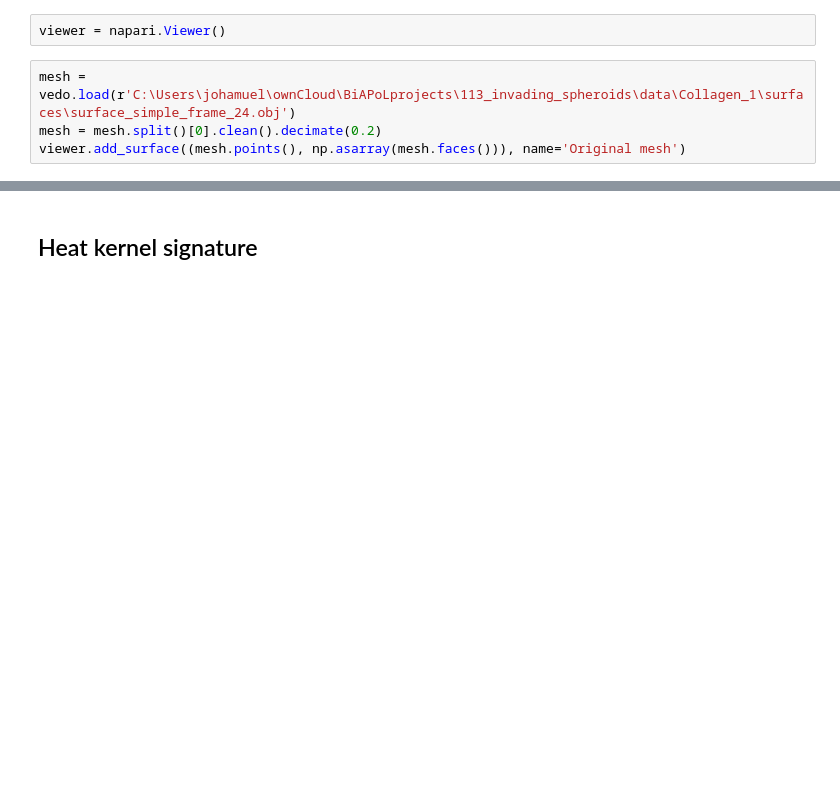
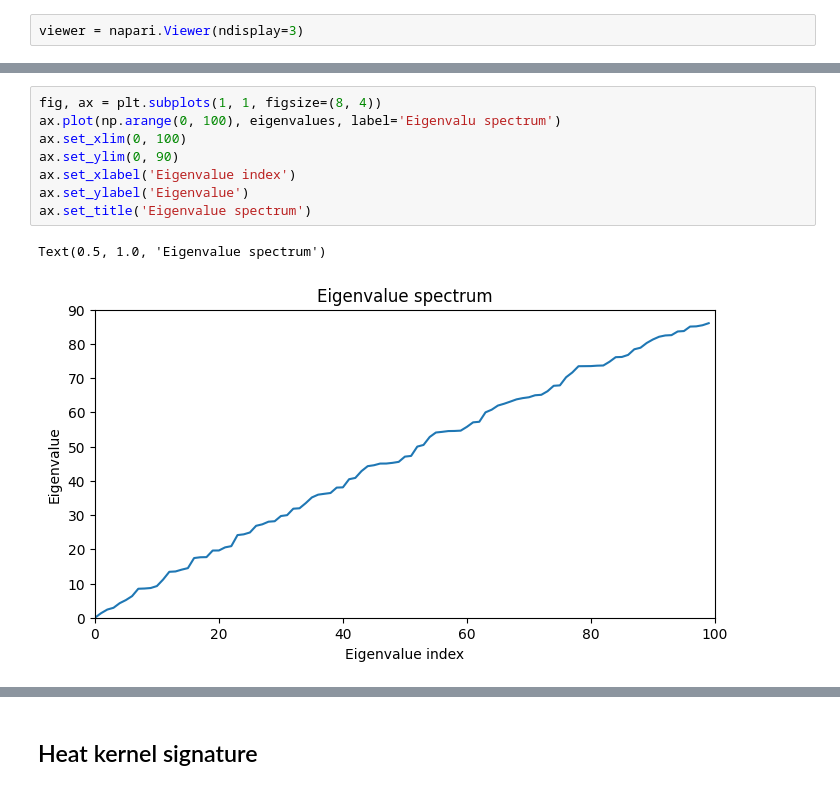
Before and after one commit to jo-mueller/napari-shape-odyssey, a Jupyter notebook: docs/notebooks/spectral_analysis/spectral_analysis.ipynb, the cells around one changed output, grey strips where cells are left out. Saved outputs shown, nothing was run; the diff lists cells and outputs as text; blank space fills up the shorter version.

```diff
--- a/docs/notebooks/spectral_analysis/spectral_analysis.ipynb
+++ b/docs/notebooks/spectral_analysis/spectral_analysis.ipynb
@@ -11,6 +14,2 @@ from napari_skimage_regionprops import TableWidget
 # %%
-viewer = napari.Viewer()
+viewer = napari.Viewer(ndisplay=3)
-# %%
-mesh = vedo.load(r'C:\Users\johamuel\ownCloud\BiAPoLprojects\113_invading_spheroids\data\Collagen_1\surfaces\surface_simple_frame_24.obj')
-mesh = mesh.split()[0].clean().decimate(0.2)
-viewer.add_surface((mesh.points(), np.asarray(mesh.faces())), name='Original mesh')
@@ -58,0 +52,11 @@ viewer.layers[0].features
+# %%
+fig, ax = plt.subplots(1, 1, figsize=(8, 4))
+ax.plot(np.arange(0, 100), eigenvalues, label='Eigenvalu spectrum')
+ax.set_xlim(0, 100)
+ax.set_ylim(0, 90)
+ax.set_xlabel('Eigenvalue index')
+ax.set_ylabel('Eigenvalue')
+ax.set_title('Eigenvalue spectrum')
+# %% [output]
+Text(0.5, 1.0, 'Eigenvalue spectrum')
+[figure, added]
```
Also changed, not shown: parts of 29 cells of this notebook, 2 other files.
